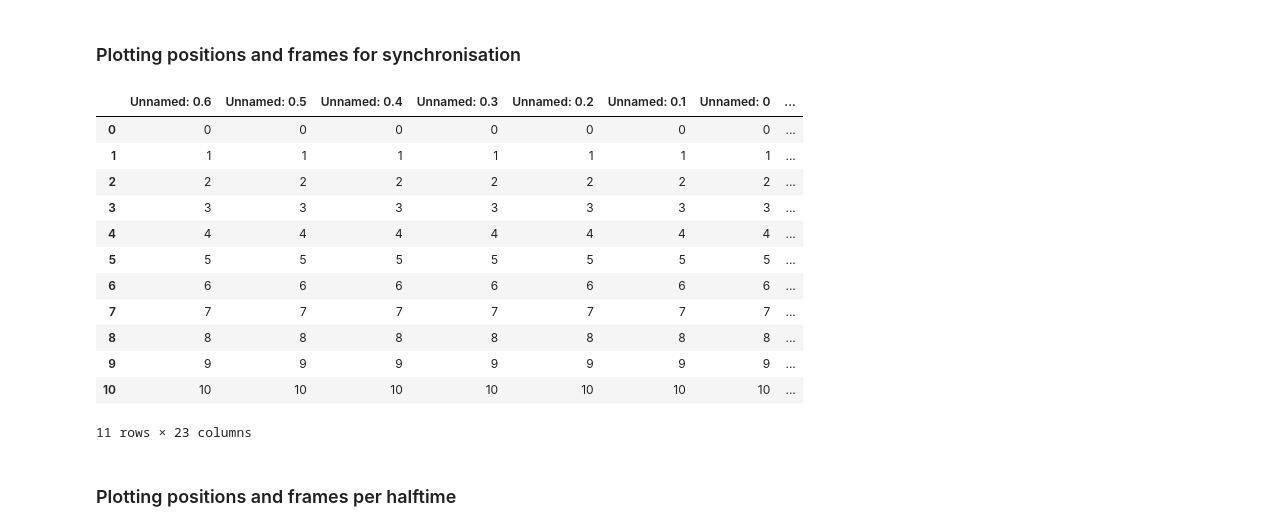
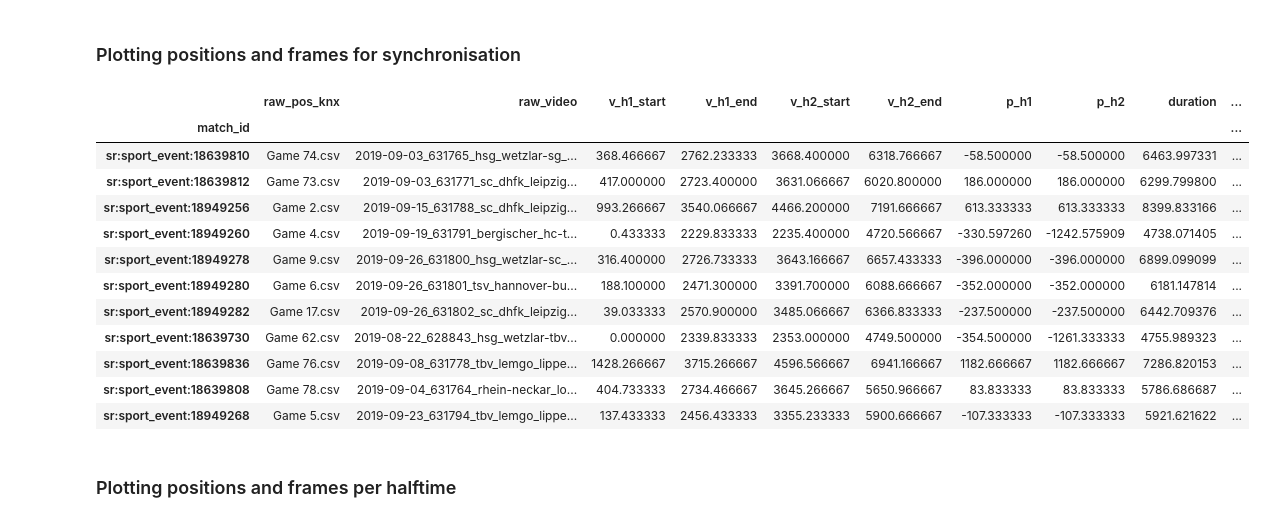
Before and after one commit to rhotertj/thesis, a Jupyter notebook: dataset/visualize.ipynb, the cells around one changed output. Drawn from its saved outputs; the diff is of its cells as text; code cells hidden in the pictures.

```diff
--- a/dataset/visualize.ipynb
+++ b/dataset/visualize.ipynb
@@ -103,41 +103,31 @@ fig = draw_trajectory(positions)
 # 9s   | 16 frames in the future 962400 32x1
 # 10s  | mirrored, 8 in the future 1071800
 # %%
-offsets = np.array([
-    8,
-    20,
-    -8,
-    0,
-    16,
-    0,
-    0,
-    5,
-    47,
-    16,
-    16
-])
+p = "/nfs/home/rhotertj/datasets/hbl/meta3d.csv"
+df = pd.read_csv(p, index_col="match_id")
 
-p = "/nfs/home/rhotertj/datasets/hbl/meta.csv"
-df = pd.read_csv(p)
-for i, _ in df.iterrows():
-    df.loc[i, "position_offset"] = offsets[i]
+vertical = [2, 5, 6, 8, 10]
+horizontal = [2, 5, 6, 8, 10]
+for idx, (i, _) in enumerate(df.iterrows()):
+    df.loc[i, "mirror_vertical"] = idx in vertical
+    df.loc[i, "mirror_horizontal"] = idx in horizontal
 
 df.to_csv(p)
 df
 # %% [output]
-|  | Unnamed: 0.6 | Unnamed: 0.5 | Unnamed: 0.4 | Unnamed: 0.3 | Unnamed: 0.2 | Unnamed: 0.1 | Unnamed: 0 | ... |
-| 0 | 0 | 0 | 0 | 0 | 0 | 0 | 0 | ... |
-| 1 | 1 | 1 | 1 | 1 | 1 | 1 | 1 | ... |
-| 2 | 2 | 2 | 2 | 2 | 2 | 2 | 2 | ... |
-| 3 | 3 | 3 | 3 | 3 | 3 | 3 | 3 | ... |
-| 4 | 4 | 4 | 4 | 4 | 4 | 4 | 4 | ... |
-| 5 | 5 | 5 | 5 | 5 | 5 | 5 | 5 | ... |
-| 6 | 6 | 6 | 6 | 6 | 6 | 6 | 6 | ... |
-| 7 | 7 | 7 | 7 | 7 | 7 | 7 | 7 | ... |
-| 8 | 8 | 8 | 8 | 8 | 8 | 8 | 8 | ... |
-| 9 | 9 | 9 | 9 | 9 | 9 | 9 | 9 | ... |
-| 10 | 10 | 10 | 10 | 10 | 10 | 10 | 10 | ... |
+|  | raw_pos_knx | raw_video | v_h1_start | v_h1_end | v_h2_start | v_h2_end | p_h1 | p_h2 | duration | ... |
+| match_id |  |  |  |  |  |  |  |  |  | ... |
+| sr:sport_event:18639810 | Game 74.csv | 2019-09-03_631765_hsg_wetzlar-sg_... | 368.466667 | 2762.233333 | 3668.400000 | 6318.766667 | -58.500000 | -58.500000 | 6463.997331 | ... |
+| sr:sport_event:18639812 | Game 73.csv | 2019-09-03_631771_sc_dhfk_leipzig... | 417.000000 | 2723.400000 | 3631.066667 | 6020.800000 | 186.000000 | 186.000000 | 6299.799800 | ... |
+| sr:sport_event:18949256 | Game 2.csv | 2019-09-15_631788_sc_dhfk_leipzig... | 993.266667 | 3540.066667 | 4466.200000 | 7191.666667 | 613.333333 | 613.333333 | 8399.833166 | ... |
+| sr:sport_event:18949260 | Game 4.csv | 2019-09-19_631791_bergischer_hc-t... | 0.433333 | 2229.833333 | 2235.400000 | 4720.566667 | -330.597260 | -1242.575909 | 4738.071405 | ... |
+| sr:sport_event:18949278 | Game 9.csv | 2019-09-26_631800_hsg_wetzlar-sc_... | 316.400000 | 2726.733333 | 3643.166667 | 6657.433333 | -396.000000 | -396.000000 | 6899.099099 | ... |
+| sr:sport_event:18949280 | Game 6.csv | 2019-09-26_631801_tsv_hannover-bu... | 188.100000 | 2471.300000 | 3391.700000 | 6088.666667 | -352.000000 | -352.000000 | 6181.147814 | ... |
+| sr:sport_event:18949282 | Game 17.csv | 2019-09-26_631802_sc_dhfk_leipzig... | 39.033333 | 2570.900000 | 3485.066667 | 6366.833333 | -237.500000 | -237.500000 | 6442.709376 | ... |
+| sr:sport_event:18639730 | Game 62.csv | 2019-08-22_628843_hsg_wetzlar-tbv... | 0.000000 | 2339.833333 | 2353.000000 | 4749.500000 | -354.500000 | -1261.333333 | 4755.989323 | ... |
+| sr:sport_event:18639836 | Game 76.csv | 2019-09-08_631778_tbv_lemgo_lippe... | 1428.266667 | 3715.266667 | 4596.566667 | 6941.166667 | 1182.666667 | 1182.666667 | 7286.820153 | ... |
+| sr:sport_event:18639808 | Game 78.csv | 2019-09-04_631764_rhein-neckar_lo... | 404.733333 | 2734.466667 | 3645.266667 | 5650.966667 | 83.833333 | 83.833333 | 5786.686687 | ... |
+| sr:sport_event:18949268 | Game 5.csv | 2019-09-23_631794_tbv_lemgo_lippe... | 137.433333 | 2456.433333 | 3355.233333 | 5900.666667 | -107.333333 | -107.333333 | 5921.621622 | ... |
-11 rows × 23 columns
 # %% [markdown]
 ### Plotting positions and frames per halftime
 # %%
```
Also changed, not shown: parts of 1 cell of this notebook, 1 other file.
